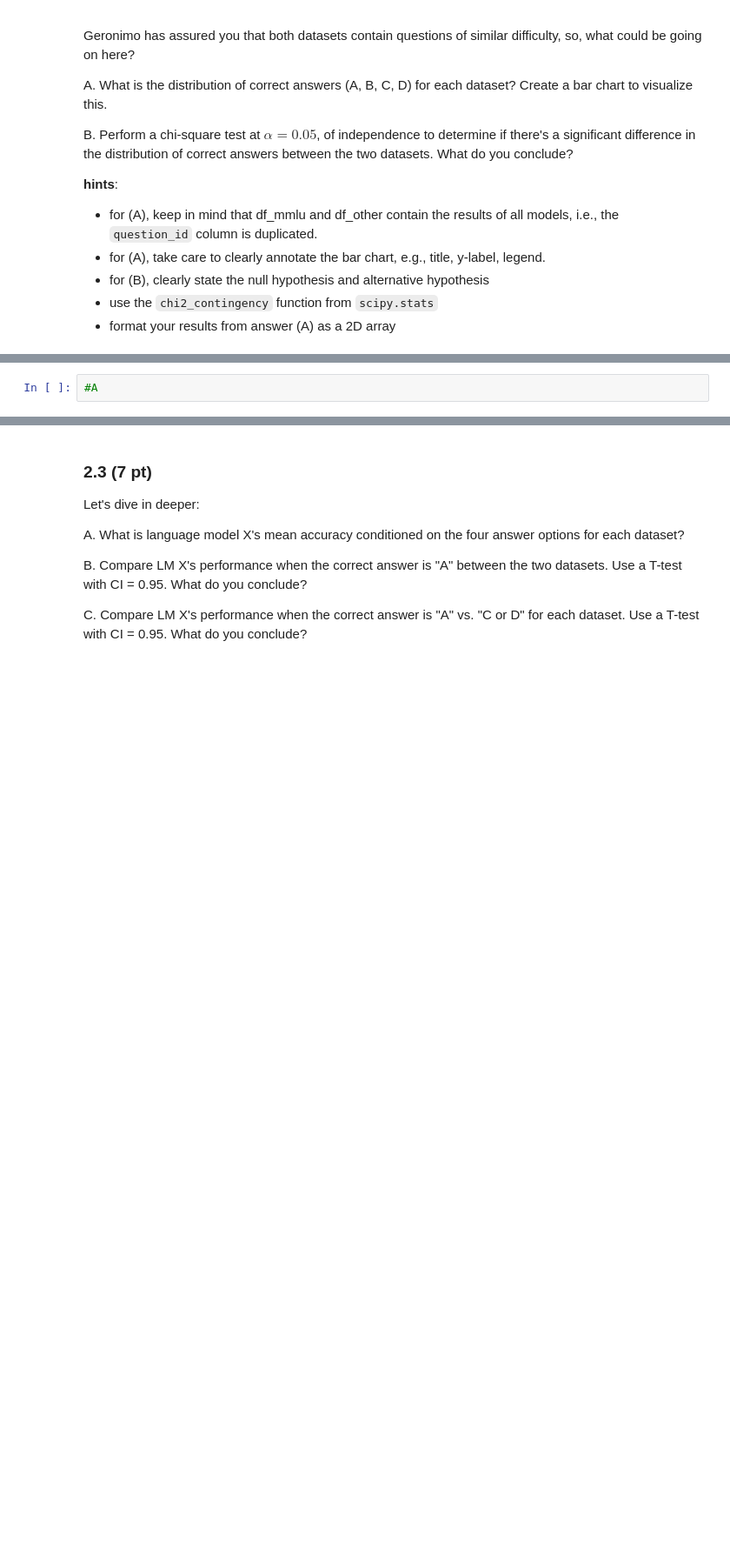
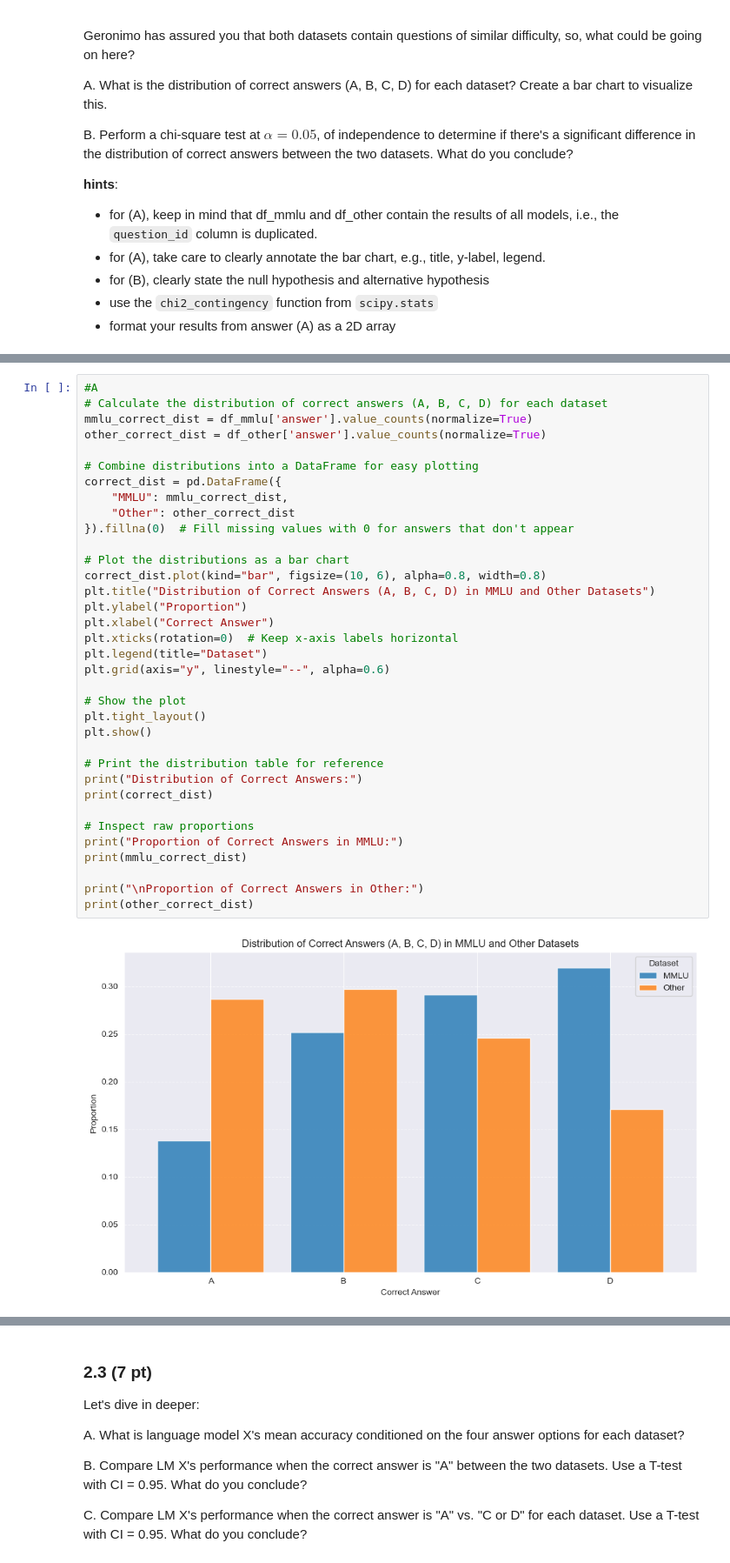
Before and after one commit to Jvviragine/data_analysis_um_course, a Jupyter notebook: data_clinics/clinic1/JV_Data_Clinic_1.ipynb, the cells around one changed output, grey strips where cells are left out. Shown at 87% size. Drawn from its saved outputs; the diff is of its cells as text; blank space fills up the shorter version.

```diff
--- a/data_clinics/clinic1/JV_Data_Clinic_1.ipynb
+++ b/data_clinics/clinic1/JV_Data_Clinic_1.ipynb
@@ -747,2 +966,37 @@ B. Perform a chi-square test at $\alpha = 0.05$, of independence to determine if
 # %%
 #A
+# Calculate the distribution of correct answers (A, B, C, D) for each dataset
+mmlu_correct_dist = df_mmlu['answer'].value_counts(normalize=True)
+other_correct_dist = df_other['answer'].value_counts(normalize=True)
+
+# Combine distributions into a DataFrame for easy plotting
+correct_dist = pd.DataFrame({
+    "MMLU": mmlu_correct_dist,
+    "Other": other_correct_dist
+}).fillna(0)  # Fill missing values with 0 for answers that don't appear
+
+# Plot the distributions as a bar chart
+correct_dist.plot(kind="bar", figsize=(10, 6), alpha=0.8, width=0.8)
+plt.title("Distribution of Correct Answers (A, B, C, D) in MMLU and Other Datasets")
+plt.ylabel("Proportion")
+plt.xlabel("Correct Answer")
+plt.xticks(rotation=0)  # Keep x-axis labels horizontal
+plt.legend(title="Dataset")
+plt.grid(axis="y", linestyle="--", alpha=0.6)
+
+# Show the plot
+plt.tight_layout()
+plt.show()
+
+# Print the distribution table for reference
+print("Distribution of Correct Answers:")
+print(correct_dist)
+
+# Inspect raw proportions
+print("Proportion of Correct Answers in MMLU:")
+print(mmlu_correct_dist)
+
+print("\nProportion of Correct Answers in Other:")
+print(other_correct_dist)
+# %% [output]
+[figure, added]
```
Also changed, not shown: parts of 11 cells of this notebook.
